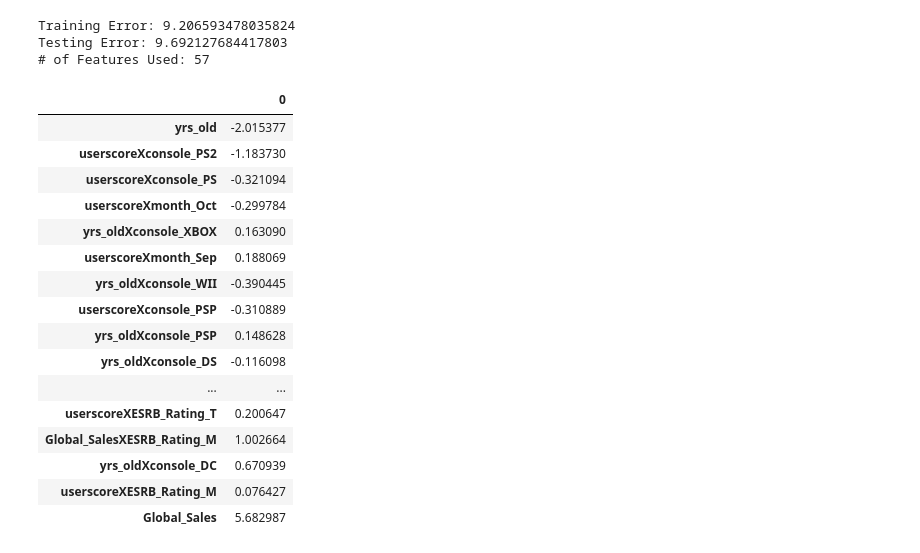
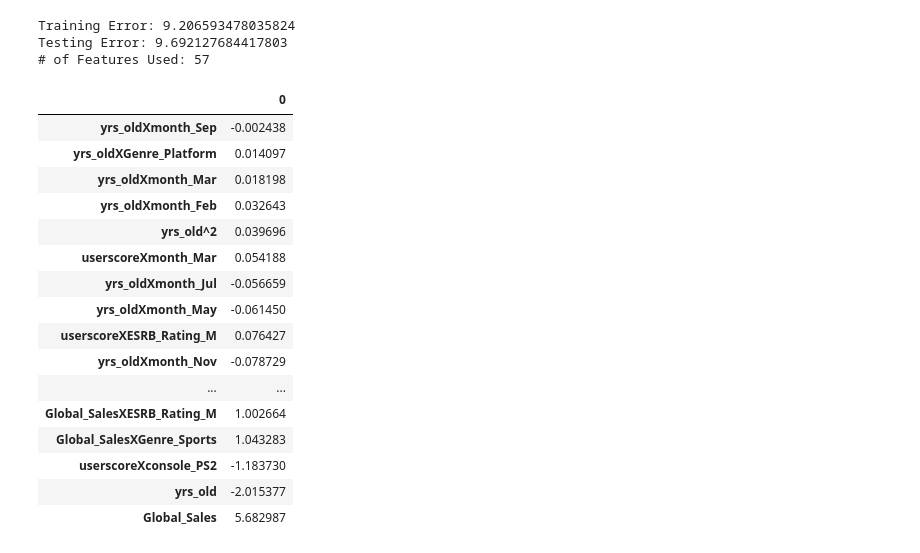
Before and after one commit to zahmedgit/Videogame_Regression, a Jupyter notebook: Videogame_sales_analysis.ipynb, the cells around one changed output. Cells and saved outputs as stored; diff of their text form; code cells hidden in the pictures.

```diff
--- a/Videogame_sales_analysis.ipynb
+++ b/Videogame_sales_analysis.ipynb
@@ -2396,22 +2412,22 @@ Training Error: 9.206593478035824
 Testing Error: 9.692127684417803
 # of Features Used: 57
 # %%
-lasso2_coef01.T[lasso2_coef01.T[0]!=0]
+lasso2_coef01.T.reindex(lasso2_coef01.T.abs().sort_values(by=0,ascending=True).index)[lasso2_coef01.T[0]!=0]
 # %% [output]
 |  | 0 |
+| yrs_oldXmonth_Sep | -0.002438 |
+| yrs_oldXGenre_Platform | 0.014097 |
+| yrs_oldXmonth_Mar | 0.018198 |
+| yrs_oldXmonth_Feb | 0.032643 |
+| yrs_old^2 | 0.039696 |
+| userscoreXmonth_Mar | 0.054188 |
+| yrs_oldXmonth_Jul | -0.056659 |
+| yrs_oldXmonth_May | -0.061450 |
+| userscoreXESRB_Rating_M | 0.076427 |
+| yrs_oldXmonth_Nov | -0.078729 |
+| ... | ... |
+| Global_SalesXESRB_Rating_M | 1.002664 |
+| Global_SalesXGenre_Sports | 1.043283 |
+| userscoreXconsole_PS2 | -1.183730 |
 | yrs_old | -2.015377 |
-| userscoreXconsole_PS2 | -1.183730 |
-| userscoreXconsole_PS | -0.321094 |
-| userscoreXmonth_Oct | -0.299784 |
-| yrs_oldXconsole_XBOX | 0.163090 |
-| userscoreXmonth_Sep | 0.188069 |
-| yrs_oldXconsole_WII | -0.390445 |
-| userscoreXconsole_PSP | -0.310889 |
-| yrs_oldXconsole_PSP | 0.148628 |
-| yrs_oldXconsole_DS | -0.116098 |
-| ... | ... |
-| userscoreXESRB_Rating_T | 0.200647 |
-| Global_SalesXESRB_Rating_M | 1.002664 |
-| yrs_oldXconsole_DC | 0.670939 |
-| userscoreXESRB_Rating_M | 0.076427 |
 | Global_Sales | 5.682987 |
```
Also changed, not shown: parts of 6 cells of this notebook, 8 other files.
